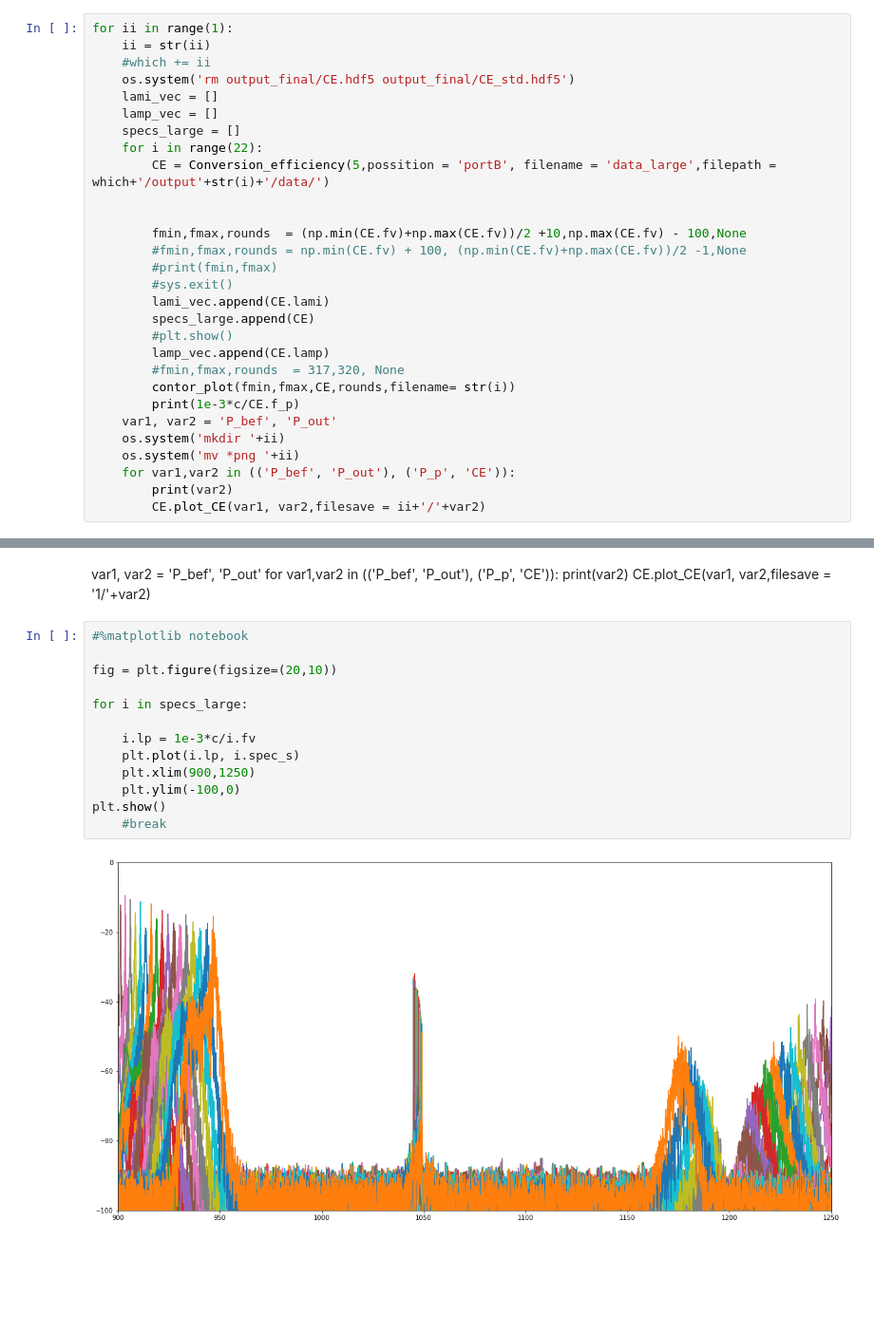
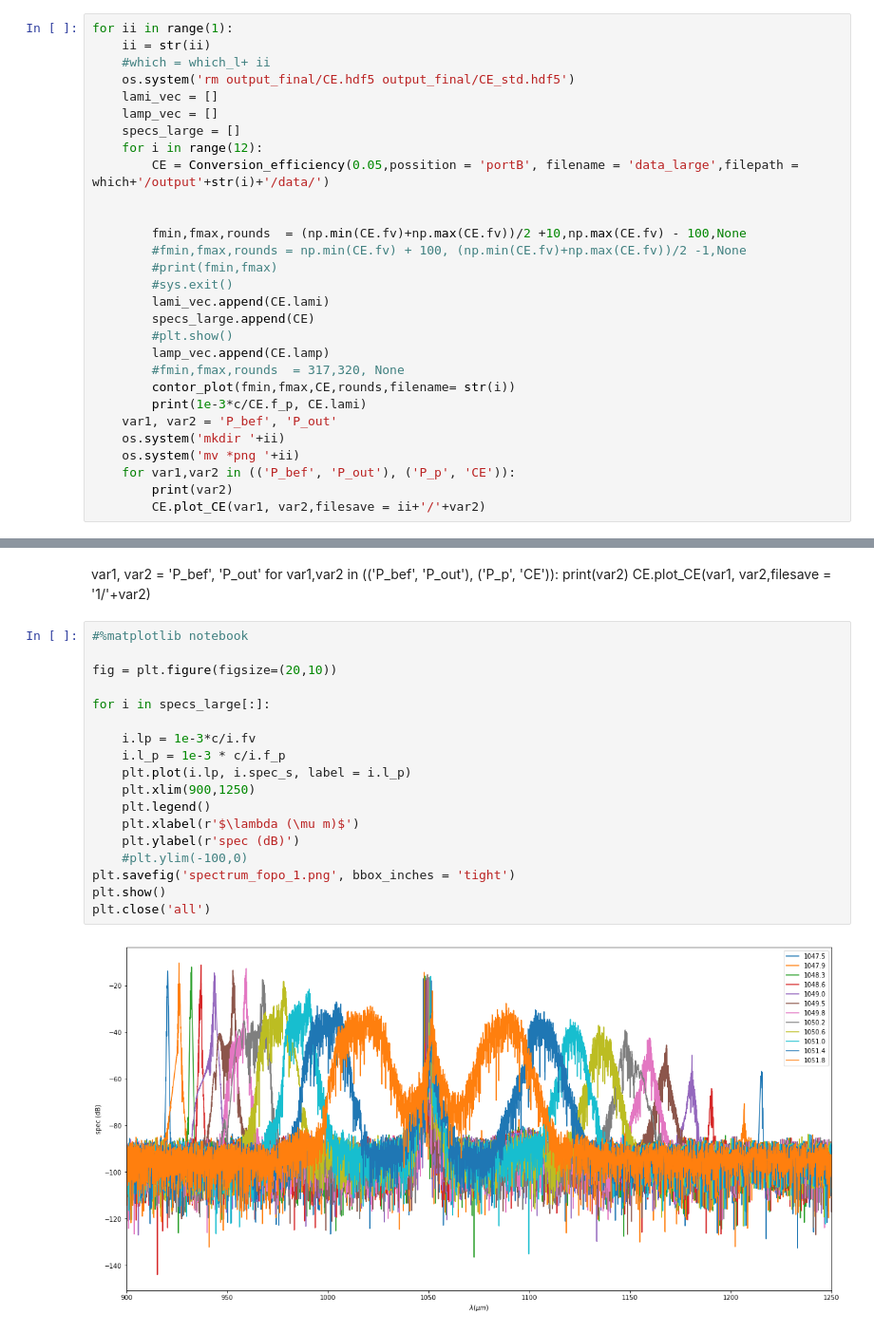
Before and after one commit to ibegleris/w-fopo, a Jupyter notebook: Conversion_efficiency_post_proc.ipynb, the cells around one changed output, grey strips where cells are left out. Shown at 95% size. Cells and saved outputs as stored; diff of their text form; blank space fills up the shorter version.

```diff
--- a/Conversion_efficiency_post_proc.ipynb
+++ b/Conversion_efficiency_post_proc.ipynb
@@ -237,13 +233,13 @@ os.system('rm output_final/CE.hdf5 output_final/CE_std.hdf5')
 # %%
 for ii in range(1):
     ii = str(ii)
-    #which += ii
+    #which = which_l+ ii
     os.system('rm output_final/CE.hdf5 output_final/CE_std.hdf5')
     lami_vec = []
     lamp_vec = []
     specs_large = []
-    for i in range(22):
-        CE = Conversion_efficiency(5,possition = 'portB', filename = 'data_large',filepath = which+'/output'+str(i)+'/data/')
+    for i in range(12):
+        CE = Conversion_efficiency(0.05,possition = 'portB', filename = 'data_large',filepath = which+'/output'+str(i)+'/data/')
 
 
         fmin,fmax,rounds  = (np.min(CE.fv)+np.max(CE.fv))/2 +10,np.max(CE.fv) - 100,None
@@ -256,7 +252,7 @@ for ii in range(1):
         lamp_vec.append(CE.lamp)
         #fmin,fmax,rounds  = 317,320, None
         contor_plot(fmin,fmax,CE,rounds,filename= str(i))
-        print(1e-3*c/CE.f_p)
+        print(1e-3*c/CE.f_p, CE.lami)
     var1, var2 = 'P_bef', 'P_out'
     os.system('mkdir '+ii)
     os.system('mv *png '+ii)
@@ -295,15 +290,20 @@ for var1,var2 in (('P_bef', 'P_out'), ('P_p', 'CE')):
 # %%
 #%matplotlib notebook
 
 fig = plt.figure(figsize=(20,10))
 
-for i in specs_large:
+for i in specs_large[:]:
 
     i.lp = 1e-3*c/i.fv
-    plt.plot(i.lp, i.spec_s)
+    i.l_p = 1e-3 * c/i.f_p
+    plt.plot(i.lp, i.spec_s, label = i.l_p)
     plt.xlim(900,1250)
-    plt.ylim(-100,0)
+    plt.legend()
+    plt.xlabel(r'$\lambda (\mu m)$')
+    plt.ylabel(r'spec (dB)')
+    #plt.ylim(-100,0)
+plt.savefig('spectrum_fopo_1.png', bbox_inches = 'tight')
 plt.show()
-    #break
+plt.close('all')
 # %% [output]
-[figure, old version]
+[figure, new version]
```
Also changed, not shown: parts of 4 cells of this notebook, 9 other files.
